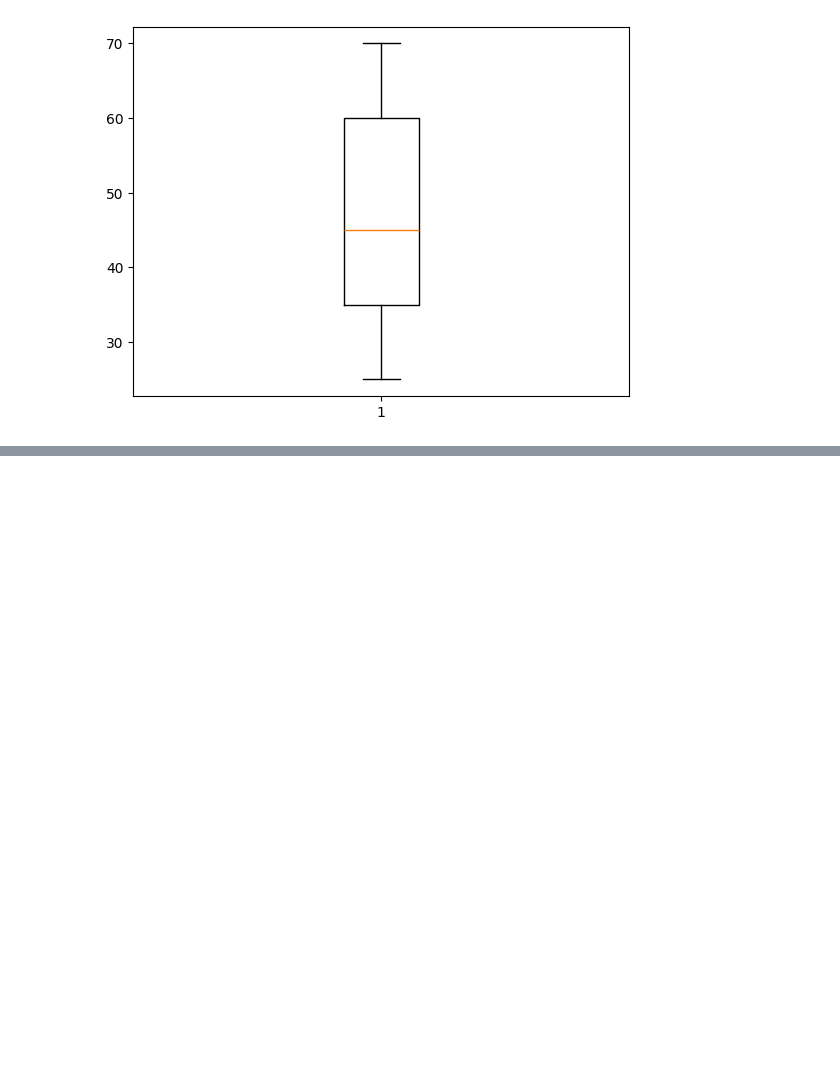
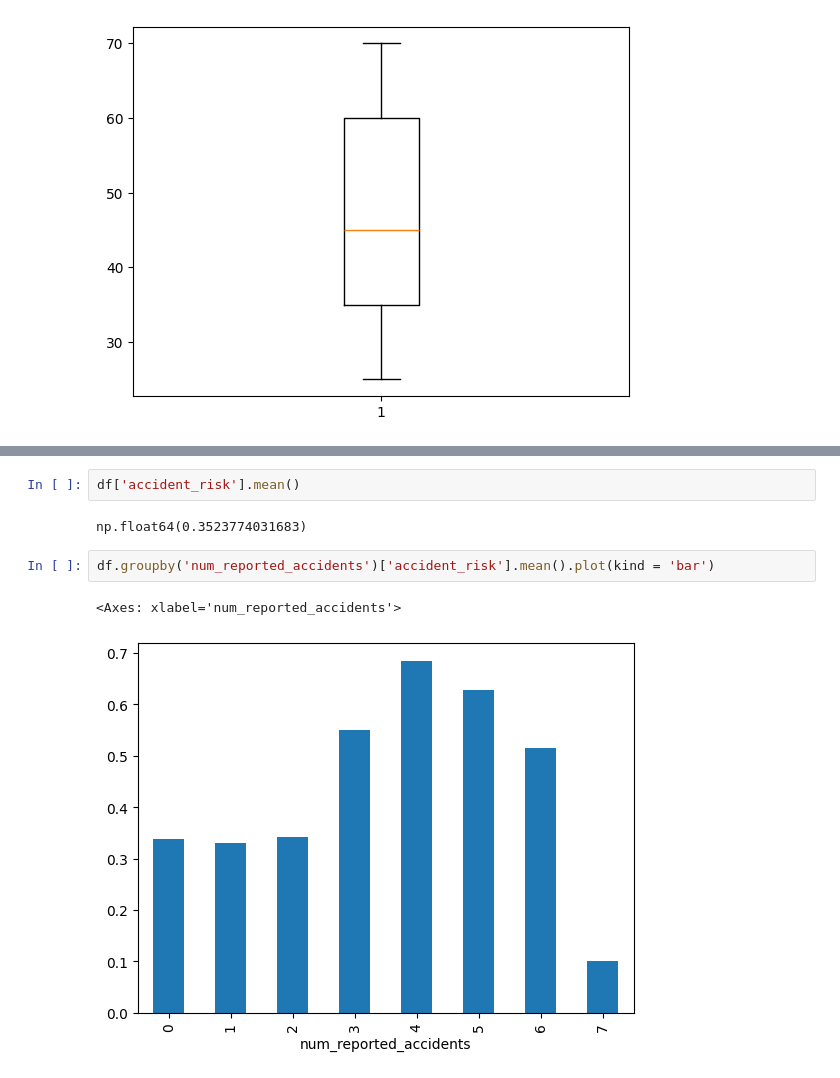
Before and after one commit to Zrahay/Kagg-Repo, a Jupyter notebook: Accidents/code2.ipynb, the cells around one changed output, grey strips where cells are left out. Drawn from its saved outputs; the diff is of its cells as text; blank space fills up the shorter version.

```diff
--- a/Accidents/code2.ipynb
+++ b/Accidents/code2.ipynb
@@ -363,0 +417,9 @@ print(outlier_row)
+# %%
+df['accident_risk'].mean()
+# %% [output]
+np.float64(0.3523774031683)
+# %%
+df.groupby('num_reported_accidents')['accident_risk'].mean().plot(kind = 'bar')
+# %% [output]
+<Axes: xlabel='num_reported_accidents'>
+[figure, added]
```
Also changed, not shown: parts of 29 cells of this notebook, 2 other files.
